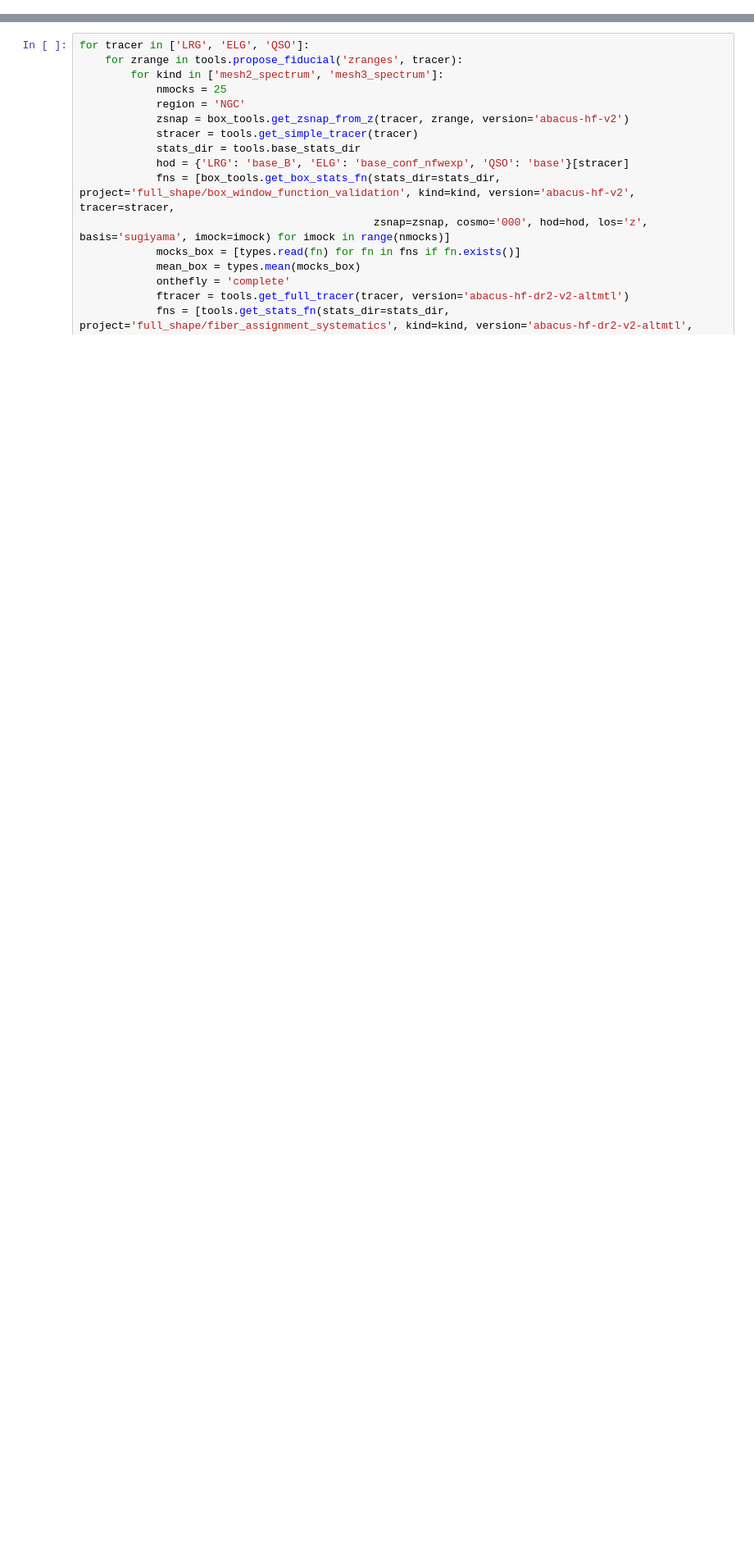
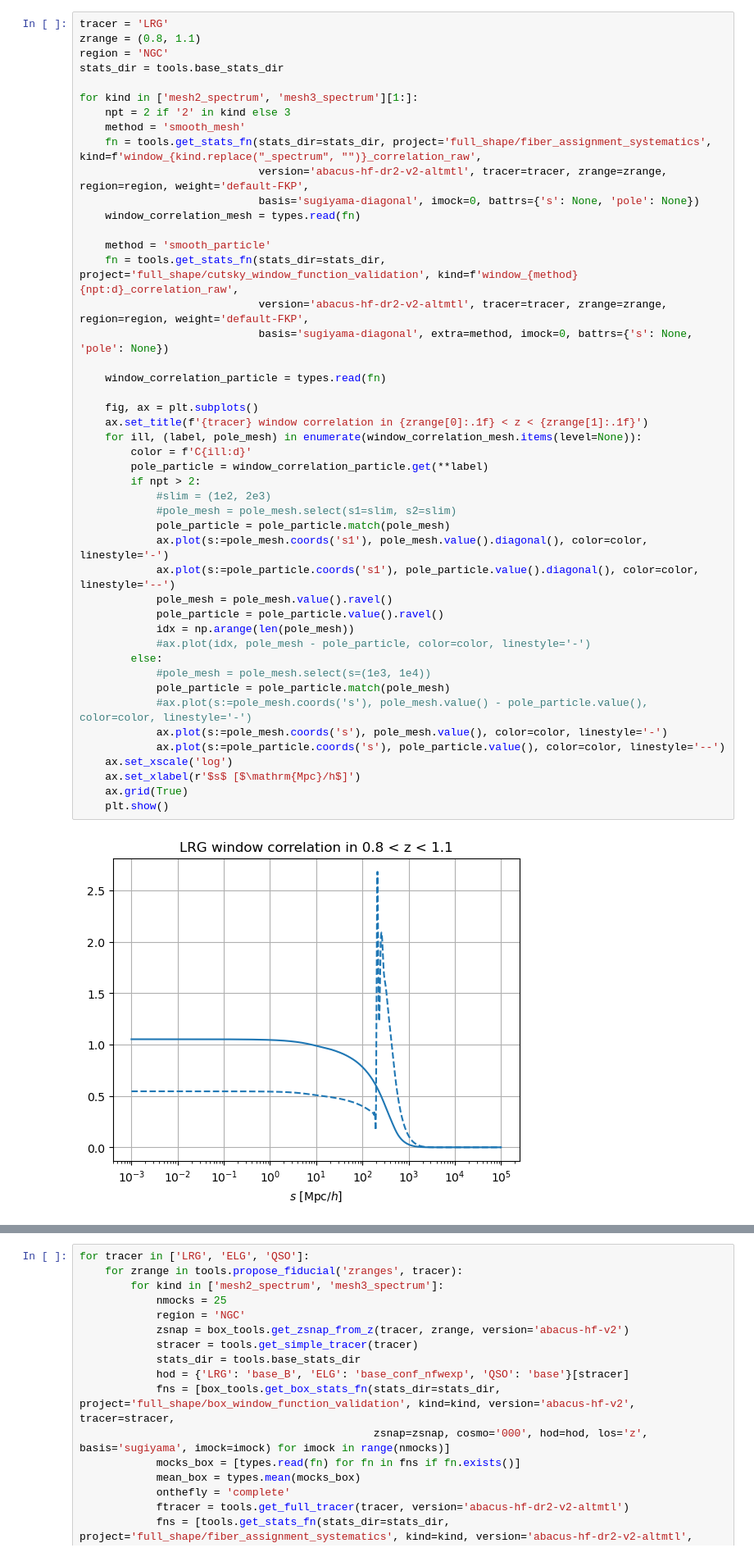
Before and after one commit to AlbertoRosado1/cai-dr2-clustering-products, a Jupyter notebook: clustering_statistics/nb/validation_window_function.ipynb, the cells around one changed output, grey strips where cells are left out. Shown at 82% size. Saved outputs shown, nothing was run; the diff lists cells and outputs as text; blank space fills up the shorter version.

```diff
--- a/clustering_statistics/nb/validation_window_function.ipynb
+++ b/clustering_statistics/nb/validation_window_function.ipynb
@@ -6,3 +9,51 @@ from matplotlib import pyplot as plt
 
 import lsstypes as types
 from clustering_statistics import tools, box_tools
+# %%
+tracer = 'LRG'
+zrange = (0.8, 1.1)
+region = 'NGC'
+stats_dir = tools.base_stats_dir
+
+for kind in ['mesh2_spectrum', 'mesh3_spectrum'][1:]:
+    npt = 2 if '2' in kind else 3
+    method = 'smooth_mesh'
+    fn = tools.get_stats_fn(stats_dir=stats_dir, project='full_shape/fiber_assignment_systematics', kind=f'window_{kind.replace("_spectrum", "")}_correlation_raw',
+                            version='abacus-hf-dr2-v2-altmtl', tracer=tracer, zrange=zrange, region=region, weight='default-FKP',
+                            basis='sugiyama-diagonal', imock=0, battrs={'s': None, 'pole': None})
+    window_correlation_mesh = types.read(fn)
+
+    method = 'smooth_particle'
+    fn = tools.get_stats_fn(stats_dir=stats_dir, project='full_shape/cutsky_window_function_validation', kind=f'window_{method}{npt:d}_correlation_raw',
+                            version='abacus-hf-dr2-v2-altmtl', tracer=tracer, zrange=zrange, region=region, weight='default-FKP',
+                            basis='sugiyama-diagonal', extra=method, imock=0, battrs={'s': None, 'pole': None})
+
+    window_correlation_particle = types.read(fn)
+
+    fig, ax = plt.subplots()
+    ax.set_title(f'{tracer} window correlation in {zrange[0]:.1f} < z < {zrange[1]:.1f}')
+    for ill, (label, pole_mesh) in enumerate(window_correlation_mesh.items(level=None)):
+        color = f'C{ill:d}'
+        pole_particle = window_correlation_particle.get(**label)
+        if npt > 2:
+            #slim = (1e2, 2e3)
+            #pole_mesh = pole_mesh.select(s1=slim, s2=slim)
+            pole_particle = pole_particle.match(pole_mesh)
+            ax.plot(s:=pole_mesh.coords('s1'), pole_mesh.value().diagonal(), color=color, linestyle='-')
+            ax.plot(s:=pole_particle.coords('s1'), pole_particle.value().diagonal(), color=color, linestyle='--')
+            pole_mesh = pole_mesh.value().ravel()
+            pole_particle = pole_particle.value().ravel()
+            idx = np.arange(len(pole_mesh))
+            #ax.plot(idx, pole_mesh - pole_particle, color=color, linestyle='-')
+        else:
+            #pole_mesh = pole_mesh.select(s=(1e3, 1e4))
+            pole_particle = pole_particle.match(pole_mesh)
+            #ax.plot(s:=pole_mesh.coords('s'), pole_mesh.value() - pole_particle.value(), color=color, linestyle='-')
+            ax.plot(s:=pole_mesh.coords('s'), pole_mesh.value(), color=color, linestyle='-')
+            ax.plot(s:=pole_particle.coords('s'), pole_particle.value(), color=color, linestyle='--')
+    ax.set_xscale('log')
+    ax.set_xlabel(r'$s$ [$\mathrm{Mpc}/h$]')
+    ax.grid(True)
+    plt.show()
+# %% [output]
+[figure, added]
```
Also changed, not shown: parts of 2 cells of this notebook, 11 other files.
